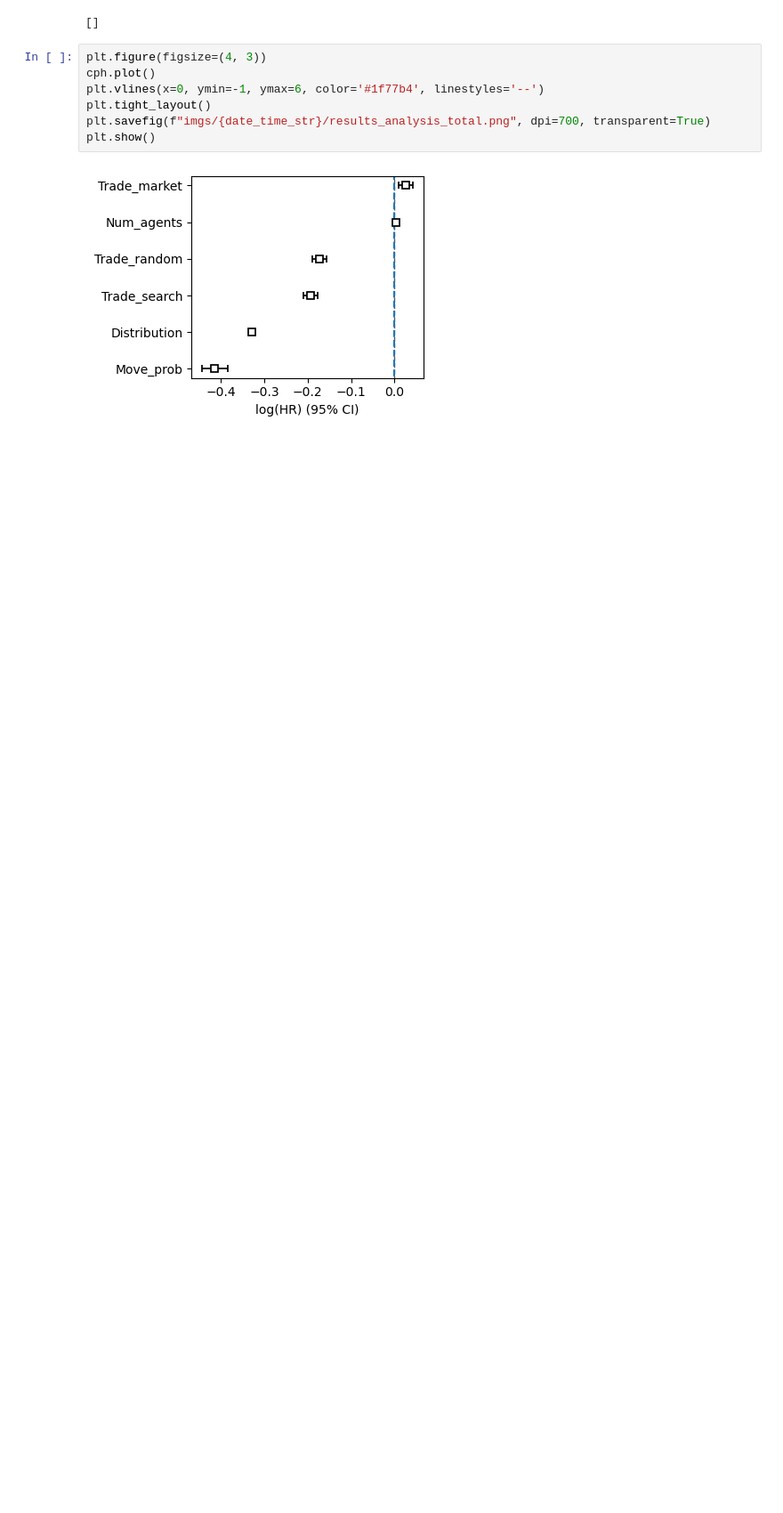
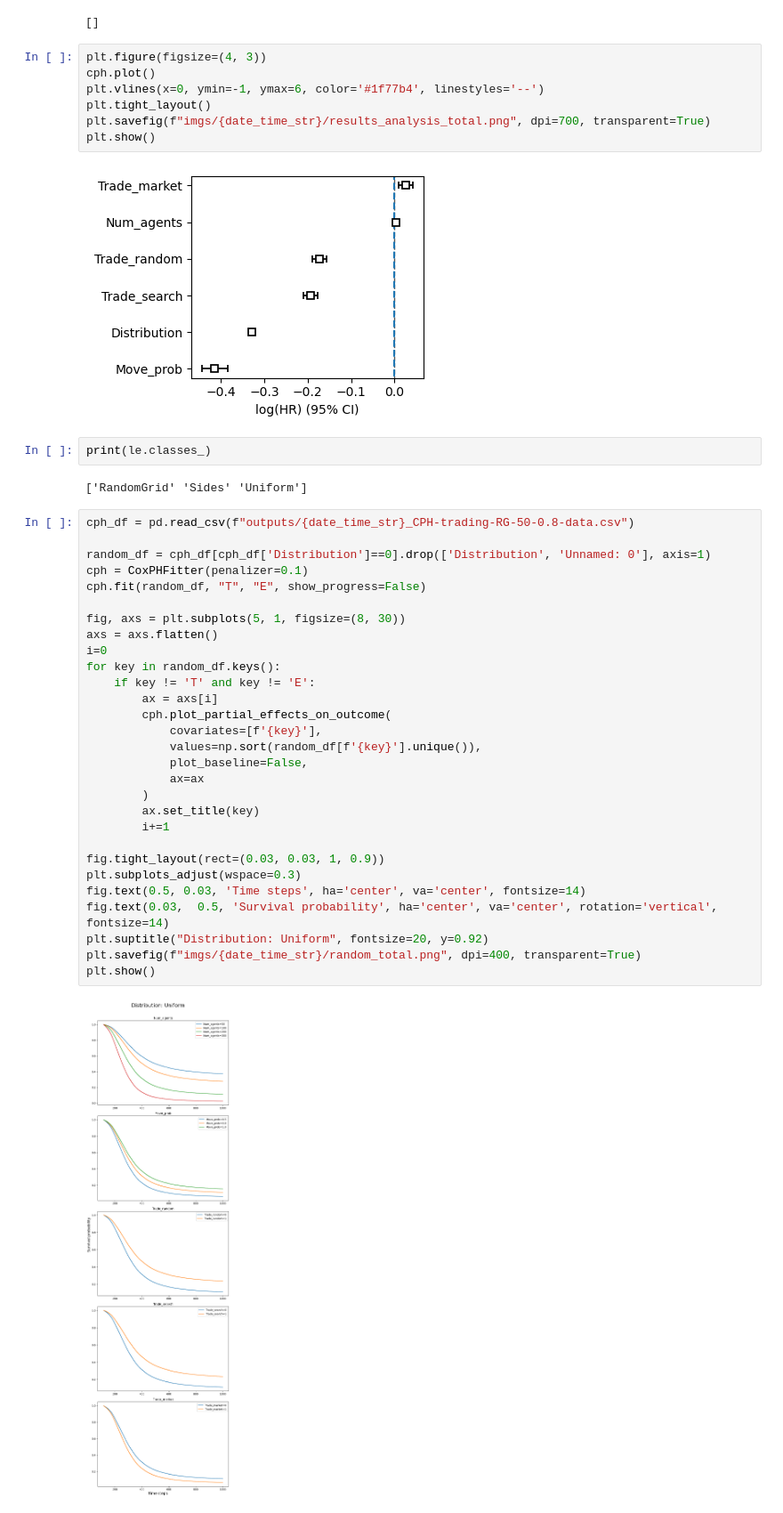
Before and after one commit to freek1/trading-agents, a Jupyter notebook: eval.ipynb, the cells around one changed output. Shown at 89% size. Cells and saved outputs as stored; diff of their text form; blank space fills up the shorter version.

Commit message:
new figures

```diff
--- a/eval.ipynb
+++ b/eval.ipynb
@@ -788,3 +788,38 @@ plt.savefig(f"imgs/{date_time_str}/results_analysis_total.png", dpi=700, transpa
 plt.show()
 # %% [output]
 [figure]
+# %%
+print(le.classes_)
+# %% [output]
+['RandomGrid' 'Sides' 'Uniform']
+# %%
+cph_df = pd.read_csv(f"outputs/{date_time_str}_CPH-trading-RG-50-0.8-data.csv")
+
+random_df = cph_df[cph_df['Distribution']==0].drop(['Distribution', 'Unnamed: 0'], axis=1)
+cph = CoxPHFitter(penalizer=0.1)
+cph.fit(random_df, "T", "E", show_progress=False)
+
+fig, axs = plt.subplots(5, 1, figsize=(8, 30))
+axs = axs.flatten()
+i=0
+for key in random_df.keys():
+    if key != 'T' and key != 'E':
+        ax = axs[i]
+        cph.plot_partial_effects_on_outcome(
+            covariates=[f'{key}'],
+            values=np.sort(random_df[f'{key}'].unique()),
+            plot_baseline=False,
+            ax=ax
+        )
+        ax.set_title(key)
+        i+=1
+
+fig.tight_layout(rect=(0.03, 0.03, 1, 0.9))
+plt.subplots_adjust(wspace=0.3)
+fig.text(0.5, 0.03, 'Time steps', ha='center', va='center', fontsize=14)
+fig.text(0.03,  0.5, 'Survival probability', ha='center', va='center', rotation='vertical', fontsize=14)
+plt.suptitle("Distribution: Uniform", fontsize=20, y=0.92)
+plt.savefig(f"imgs/{date_time_str}/random_total.png", dpi=400, transparent=True)
+plt.show()
+# %% [output]
+[figure, added]
```
Also changed, not shown: parts of 4 cells of this notebook, 9 other files.
